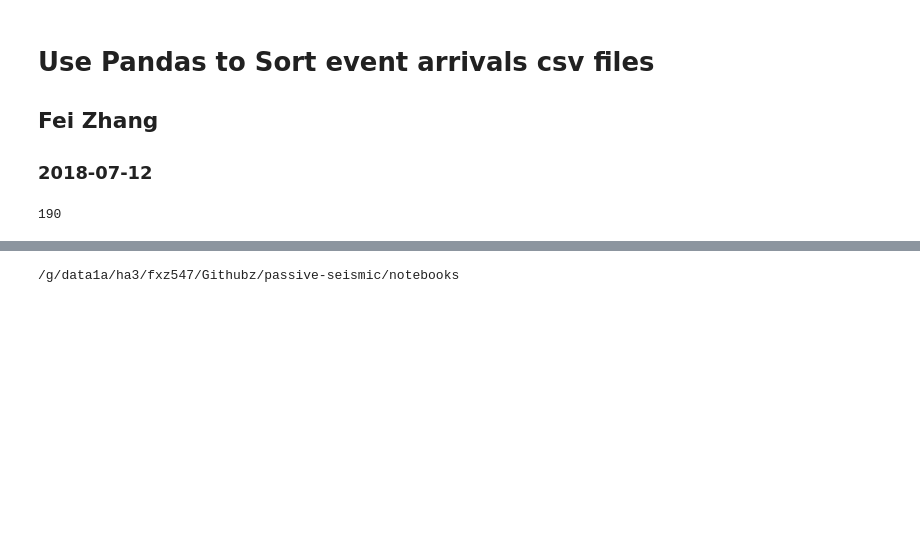
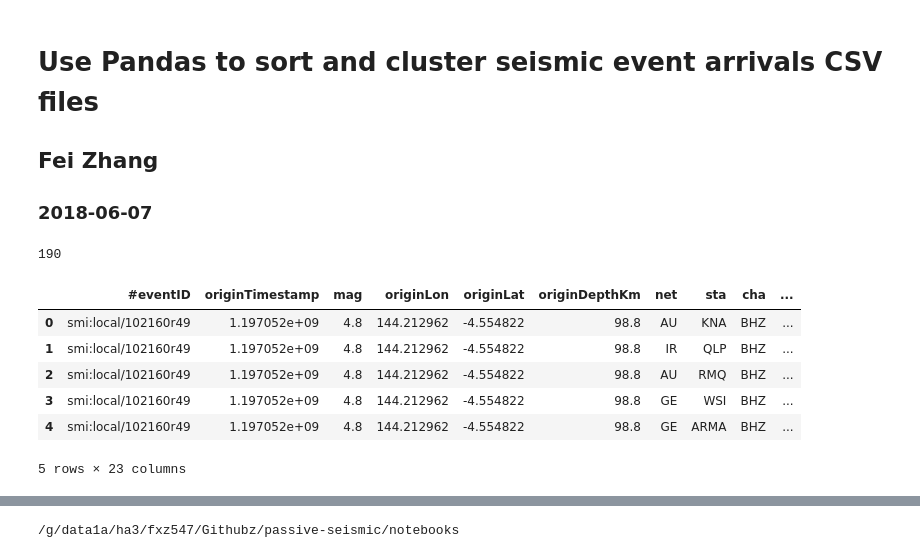
Before and after one commit to GeoscienceAustralia/hiperseis, a Jupyter notebook: notebooks/sort_seismic_events2stations_rays.ipynb, the cells around one changed output, grey strips where cells are left out. Cells and saved outputs as stored; diff of their text form; code cells hidden in the pictures; blank space fills up the shorter version.

```diff
--- a/notebooks/sort_seismic_events2stations_rays.ipynb
+++ b/notebooks/sort_seismic_events2stations_rays.ipynb
@@ -1,6 +1,6 @@
 # %% [markdown]
-# Use Pandas to Sort event arrivals csv files
+# Use Pandas to sort and cluster seismic event arrivals CSV files
 
 ##  Fei Zhang
-### 2018-07-12
+### 2018-06-07
 # %%
@@ -12,3 +9,16 @@
 # %%
 import pandas as pd
 import matplotlib.pyplot as plt
+# %%
+inputcsv = '/g/data/ha3/fxz547/Githubz/passive-seismic/tests/testdata/100K_ensemble.p.txt'
+csv_data = pd.read_csv(inputcsv, sep='\s+', header='infer')
+# %%
+csv_data.head()
+# %% [output]
+|  | #eventID | originTimestamp | mag | originLon | originLat | originDepthKm | net | sta | cha | ... |
+| 0 | smi:local/102160r49 | 1.197052e+09 | 4.8 | 144.212962 | -4.554822 | 98.8 | AU | KNA | BHZ | ... |
+| 1 | smi:local/102160r49 | 1.197052e+09 | 4.8 | 144.212962 | -4.554822 | 98.8 | IR | QLP | BHZ | ... |
+| 2 | smi:local/102160r49 | 1.197052e+09 | 4.8 | 144.212962 | -4.554822 | 98.8 | AU | RMQ | BHZ | ... |
+| 3 | smi:local/102160r49 | 1.197052e+09 | 4.8 | 144.212962 | -4.554822 | 98.8 | GE | WSI | BHZ | ... |
+| 4 | smi:local/102160r49 | 1.197052e+09 | 4.8 | 144.212962 | -4.554822 | 98.8 | GE | ARMA | BHZ | ... |
+5 rows × 23 columns
```
Also changed, not shown: parts of 12 cells of this notebook, 1 other file.
